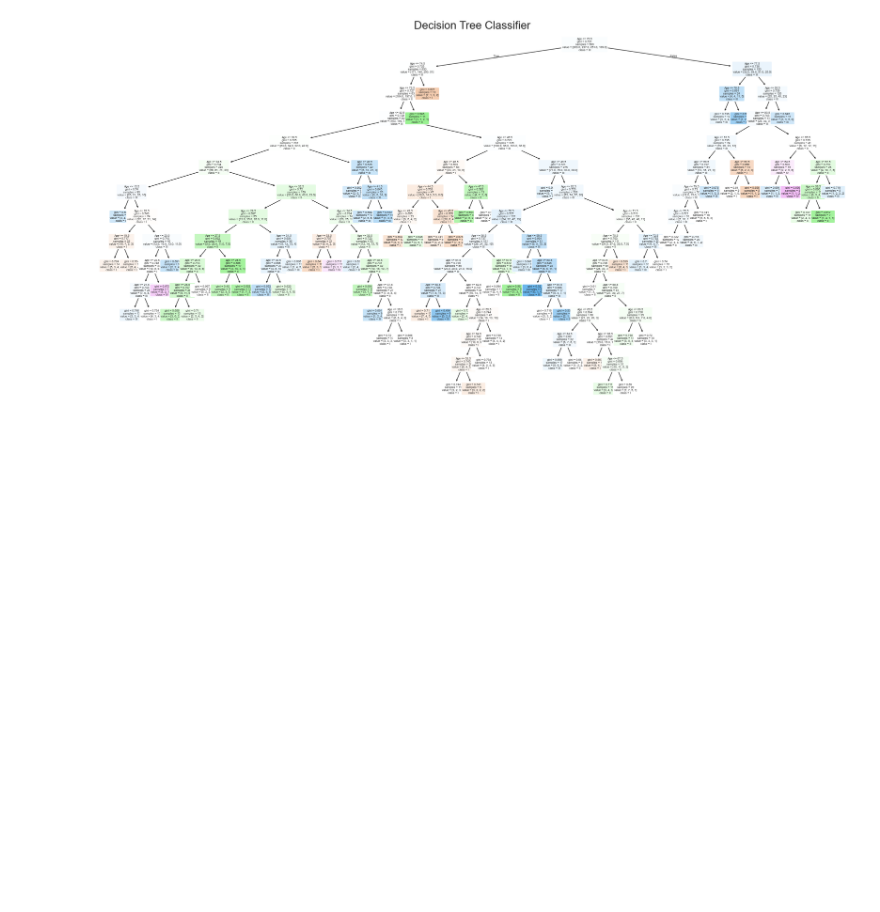
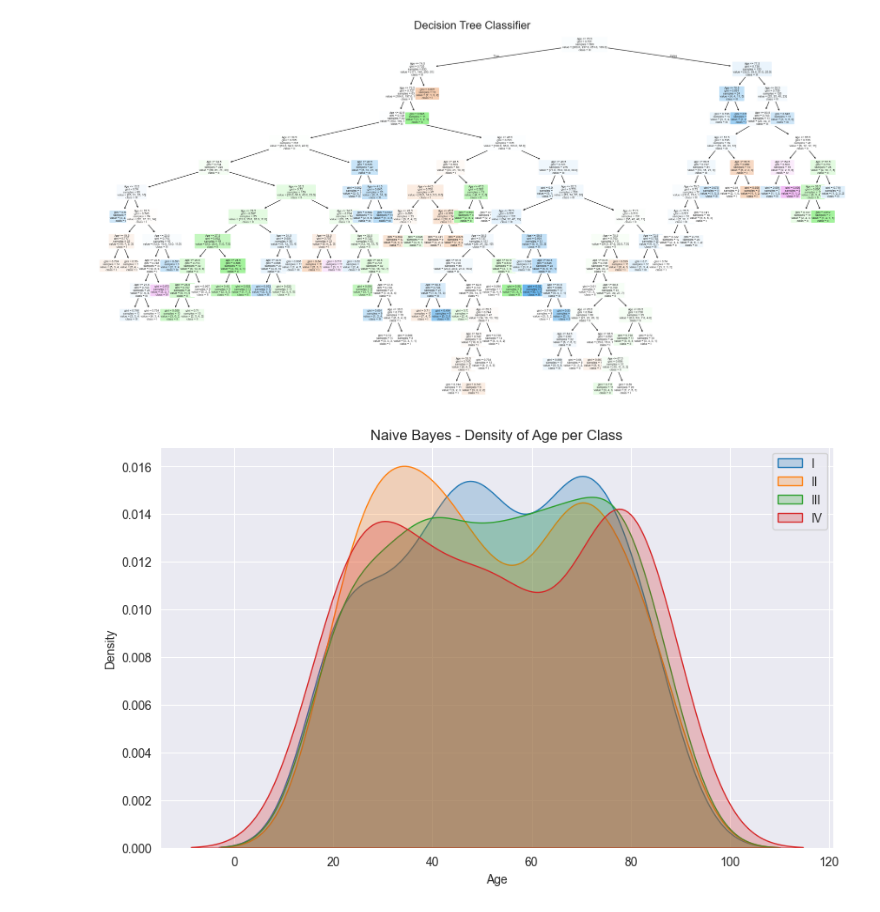
Before and after one commit to rex-vero/data-mining-tasks, a Jupyter notebook: ds.ipynb, the cells around one changed output. Saved outputs shown, nothing was run; the diff lists cells and outputs as text; code cells hidden in the pictures; blank space fills up the shorter version.

```diff
--- a/ds.ipynb
+++ b/ds.ipynb
@@ -274,6 +275,10 @@ x_train, x_test, y_train, y_test = tts(x, y, test_size=0.2, random_state=42)
 tree = DecisionTreeClassifier()
 tree.fit(x_train, y_train)
 tree_pred = tree.predict(x_test)
+# %%
+nb_model = GaussianNB()
+nb_model.fit(x_train, y_train)
+nb_pred = nb_model.predict(x_test)
 # %%
 confusion_matrix(y_test, tree_pred)
 # %% [output]
@@ -305,3 +326,15 @@ plt.title("Decision Tree Classifier",fontsize=20)
 plt.show()
 # %% [output]
 [figure]
+# %%
+plt.figure(figsize = (10, 6))
+for label in sorted(y.unique()):
+    sns.kdeplot(x_train[y_train == label]['Age'], fill = True, label = le.inverse_transform([label])[0])
+plt.title("Naive Bayes - Density of Age per Class")
+plt.xlabel("Age")
+plt.ylabel("Density")
+plt.legend()
+plt.grid(True)
+plt.show()
+# %% [output]
+[figure, added]
```
Also changed, not shown: parts of 15 cells of this notebook, 1 other file.
